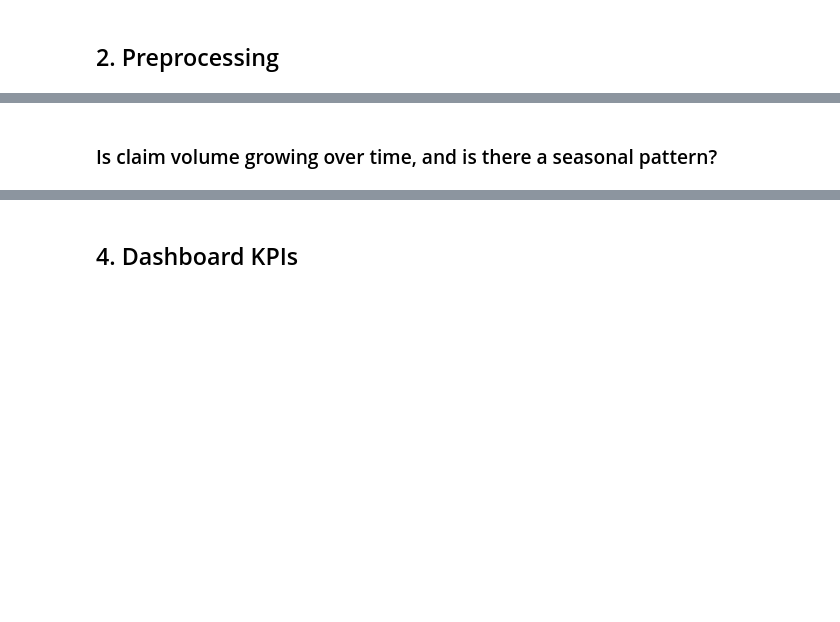
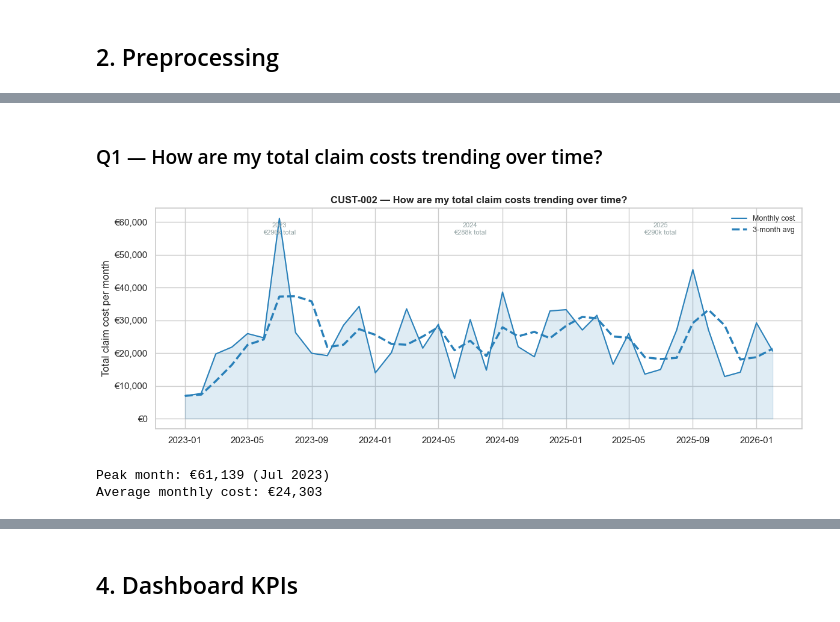
Before and after one commit to jamalrnjbal/afc-technical, a Jupyter notebook: afc_case_study.ipynb, the cells around one changed output, grey strips where cells are left out. Cells and saved outputs as stored; diff of their text form; code cells hidden in the pictures; blank space fills up the shorter version.

```diff
--- a/afc_case_study.ipynb
+++ b/afc_case_study.ipynb
@@ -65,27 +196,40 @@ active = df[df['status'] != 'storniert'].copy()
 # %% [markdown]
-### Is claim volume growing over time, and is there a seasonal pattern?
+### Q1 — How are my total claim costs trending over time?
 # %%
-monthly_all = df.set_index('claim_date').resample('MS')['claim_id'].count()
-monthly_cancelled = (
-    df[df['status'] == 'storniert']
-    .set_index('claim_date')
-    .resample('MS')['claim_id']
-    .count()
-    .reindex(monthly_all.index, fill_value=0)
-)
-monthly_active = monthly_all - monthly_cancelled
+CUST = 'CUST-002'
+cust = active[active['customer_id'] == CUST].copy()
+port = active[active['customer_id'] != CUST].copy()
+cust['month'] = cust['claim_date'].dt.to_period('M').dt.to_timestamp()
+cust['year']  = cust['claim_date'].dt.year
 
-fig, ax = plt.subplots(figsize=(11, 4))
-ax.fill_between(monthly_active.index, monthly_active, alpha=0.2, color='#2980b9')
-ax.plot(monthly_active.index, monthly_active,
-        color='#2980b9', linewidth=1.2, label='Active claims')
-ax.plot(monthly_active.index, monthly_active.rolling(3, min_periods=1).mean(),
-        color='#2980b9', linewidth=2.5, linestyle='--', label='3-month avg')
-ax.plot(monthly_cancelled.index, monthly_cancelled,
-        color='#c0392b', alpha=0.6, linewidth=1, label='Cancelled')
-ax.set_ylabel('Claims')
-ax.set_xlabel(None)
+monthly_cost = cust.groupby('month')['actual_cost_eur'].sum()
+rolling_cost = monthly_cost.rolling(3, min_periods=1).mean()
+
+fig, ax = plt.subplots(figsize=(12, 4.5))
+ax.fill_between(monthly_cost.index, monthly_cost, alpha=0.15, color='#2980b9')
+ax.plot(monthly_cost.index, monthly_cost, color='#2980b9', linewidth=1.5, label='Monthly cost')
+ax.plot(rolling_cost.index, rolling_cost, color='#2980b9', linewidth=2.5, linestyle='--', label='3-month avg')
+
+for yr, grp in cust.groupby('year'):
+    if yr < 2026:
+        total = grp['actual_cost_eur'].sum()
+        mid   = pd.Timestamp(f'{yr}-07-01')
+        ax.annotate(f'{yr}\n€{total/1000:.0f}k total',
+                    xy=(mid, monthly_cost.max() * 0.92), fontsize=8,
+                    color='#95a5a6', ha='center')
+
+ax.yaxis.set_major_formatter(mticker.FuncFormatter(lambda x, _: f'€{x:,.0f}'))
+ax.set_ylabel('Total claim cost per month')
+ax.set_title(f'{CUST} — How are my total claim costs trending over time?', fontweight='bold')
 ax.legend(frameon=False, fontsize=9)
 plt.tight_layout()
 plt.show()
+
+# Finding
+print(f'Peak month: €{monthly_cost.max():,.0f} ({monthly_cost.idxmax().strftime("%b %Y")})')
+print(f'Average monthly cost: €{monthly_cost.mean():,.0f}')
+# %% [output]
+[figure, added]
+Peak month: €61,139 (Jul 2023)
+Average monthly cost: €24,303
 # %% [markdown]
```
Also changed, not shown: parts of 23 cells of this notebook, 4 other files.
